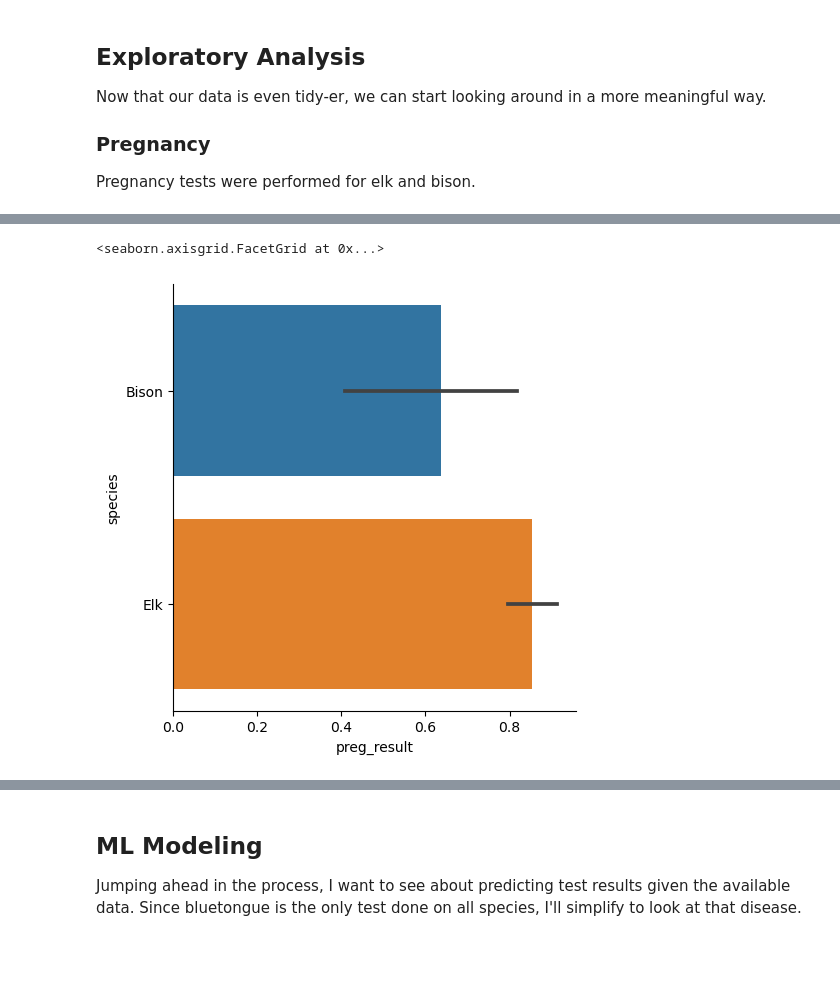
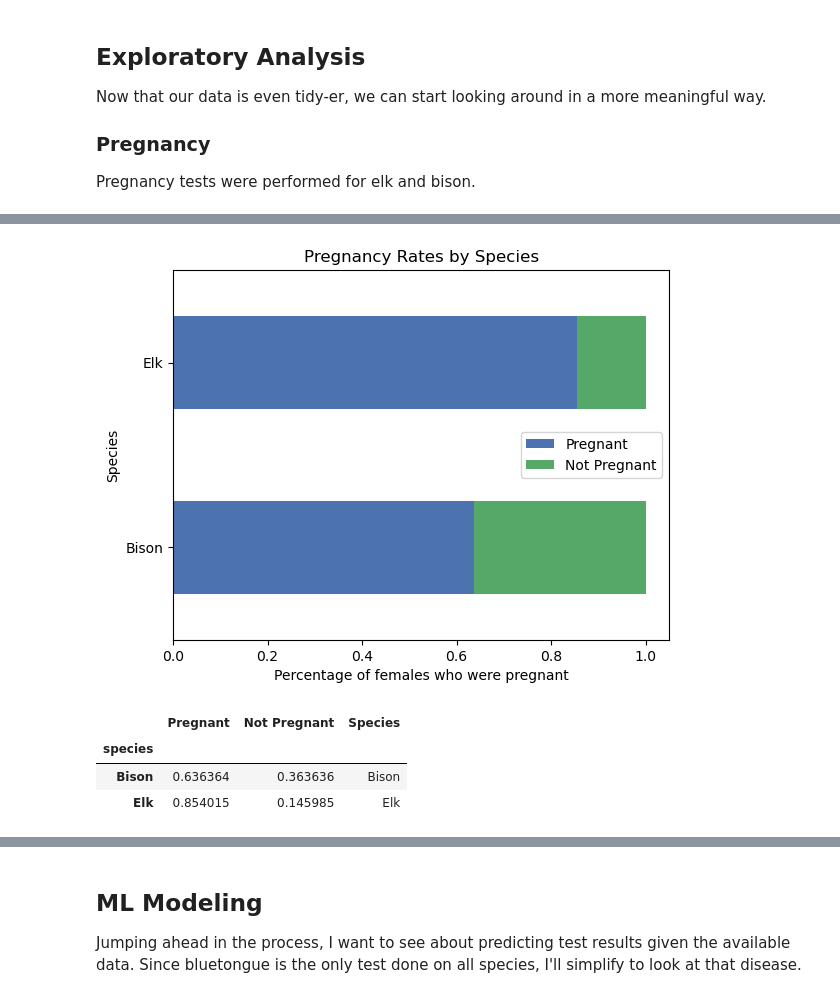
Before and after one commit to epistemetrica/utah_dwr_python, a Jupyter notebook: wildlife_disease.ipynb, the cells around one changed output, grey strips where cells are left out. Drawn from its saved outputs; the diff is of its cells as text; code cells hidden in the pictures; blank space fills up the shorter version.

```diff
--- a/wildlife_disease.ipynb
+++ b/wildlife_disease.ipynb
@@ -25,7 +25,9 @@ from sklearn.model_selection import train_test_split
 from sklearn.linear_model import LogisticRegression
 from sklearn.metrics import classification_report
 
+#settings
 %matplotlib inline
+plt.style.use('seaborn-v0_8-deep')
 # %% [markdown]
 ## Data Processing
 
@@ -222,6 +264,9 @@ df = df.drop(columns=['archive_id', 'preg_val', 'collar_id', 'ehdv_type1_val', '
 #drop known duplicates and animals with missing samples.
 comments_to_drop = ['*Double number, one sample', '*No record', '*missing sample']
 df = df.drop(df[df.comments.isin(comments_to_drop)].index)
+
+#drop rows with no sample_id -- these are included in the tables used by the DWR vet office, but not useful here.
+df = df.dropna(subset='sample_id')
 # %% [markdown]
 As a means of inspecting the data, let's look at the various values contained within each column:
 # %%
@@ -286,13 +325,16 @@ df['female'] = df.sex.apply(lambda row: 1 if row == 'Female' else 0)
 del df['sex']
 
 #set test results to 1/0, preserving NaN values
-df.ehdv_result = df.ehdv_result.apply(lambda row: 1 if row in ['POSITIVE', 'Weak Positive', 'Positive'] else np.NaN if pd.isna(row) else 0)
 df.preg_result = df.preg_result.apply(lambda row: 1 if row == 'Pregnant' else np.NaN if pd.isna(row) else 0)
 df.bluetongue_result = df.bluetongue_result.apply(lambda row: 1 if row in ['Detected', 'Positive'] else np.NaN if pd.isna(row) else 0)
+df.movi_elisa_result = df.movi_elisa_result.apply(lambda row: 1 if row == 'Detected' else np.NaN if pd.isna(row) else 0)
+df.movi_pcr_result = df.movi_pcr_result.apply(lambda row: 1 if row == 'Detected' else np.NaN if pd.isna(row) else 0)
+df.leukotoxin_lktA_result = df.leukotoxin_lktA_result.apply(lambda row: 1 if row == 'Detected' else np.NaN if pd.isna(row) else 0)
+df.ehdv_result = df.ehdv_result.apply(lambda row: 1 if row in ['POSITIVE', 'Weak Positive', 'Positive'] else np.NaN if pd.isna(row) else 0)
 df.ehdv_type1_result = df.ehdv_type1_result.apply(lambda row: 1 if row == 'Positive' else np.NaN if pd.isna(row) else 0)
 df.ehdv_type2_result = df.ehdv_type2_result.apply(lambda row: 1 if row in ['Positive', 'Positve'] else np.NaN if pd.isna(row) else 0)
 df.ehdv_type6_result = df.ehdv_type6_result.apply(lambda row: 1 if row == 'Positive' else np.NaN if pd.isna(row) else 0)
-df.movi_elisa_result = df.movi_elisa_result.apply(lambda row: 1 if row == 'Detected' else np.NaN if pd.isna(row) else 0)
-df.movi_pcr_result = df.movi_pcr_result.apply(lambda row: 1 if row == 'Detected' else np.NaN if pd.isna(row) else 0)
-df.leukotoxin_lktA_result = df.leukotoxin_lktA_result.apply(lambda row: 1 if row == 'Detected' else np.NaN if pd.isna(row) else 0)
-#df.tonsular_culture_result - waiting on info from vet
+
+#merge ehdv cols - the specific type of edhv virus is not relevant here
+df['ehdv_result'] = df[['ehdv_result', 'ehdv_type1_result', 'ehdv_type2_result', 'ehdv_type6_result']].sum(axis=1)
+df.ehdv_result = df.ehdv_result.apply(lambda row: 0 if row == 0 else np.NaN if pd.isna(row) else 1)
@@ -331,5 +349,19 @@ Pregnancy tests were performed for elk and bison.
 # %%
 #create df showing pregnancy result for tested female animals ## NOTE all bison were reported by the lab as "Pregnant" or "Not Pregnant"
 preggers_df = df[df.preg_result.notna() & df.female == 1]
-preggers_df.describe()
+
+#create df of pregnancy rates
+preg_plot_df = preggers_df[['species', 'preg_result']].groupby('species').mean()
+preg_plot_df['Not Pregnant'] = 1 - preg_plot_df.preg_result
+preg_plot_df['species'] = preg_plot_df.index
+preg_plot_df.columns = ['Pregnant', 'Not Pregnant', 'Species']
+
+#plot stacked bar chart
+p = preg_plot_df.plot(x='Species',
+                  kind='barh',
+                  stacked=True,
+                  title='Pregnancy Rates by Species'
+                  );
+p.set_xlabel('Percentage of females who were pregnant');
+p.set_ylabel('Species');
 # %% [output]
@@ -345,5 +368,8 @@ preggers_df.describe()
+[figure, added]
-# %%
-sns.catplot(preggers_df, x='preg_result', y='species', kind='bar')
-# %% [output]
-<seaborn.axisgrid.FacetGrid at 0x...>
-[figure, removed]
+# %%
+preg_plot_df
+# %% [output]
+|  | Pregnant | Not Pregnant | Species |
+| species |  |  |  |
+| Bison | 0.636364 | 0.363636 | Bison |
+| Elk | 0.854015 | 0.145985 | Elk |
```
Also changed, not shown: parts of 13 cells of this notebook.
